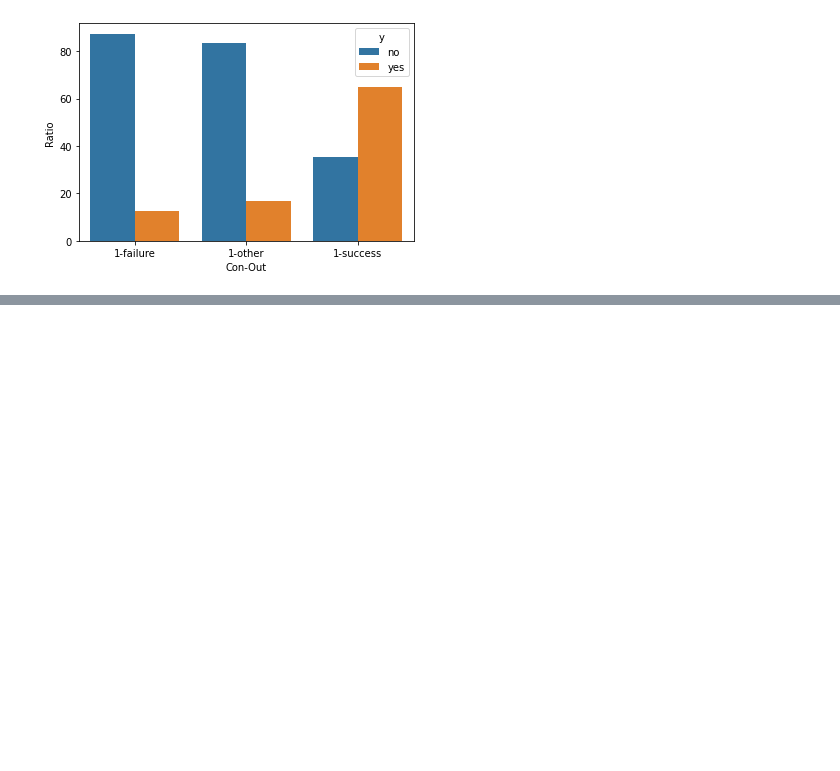
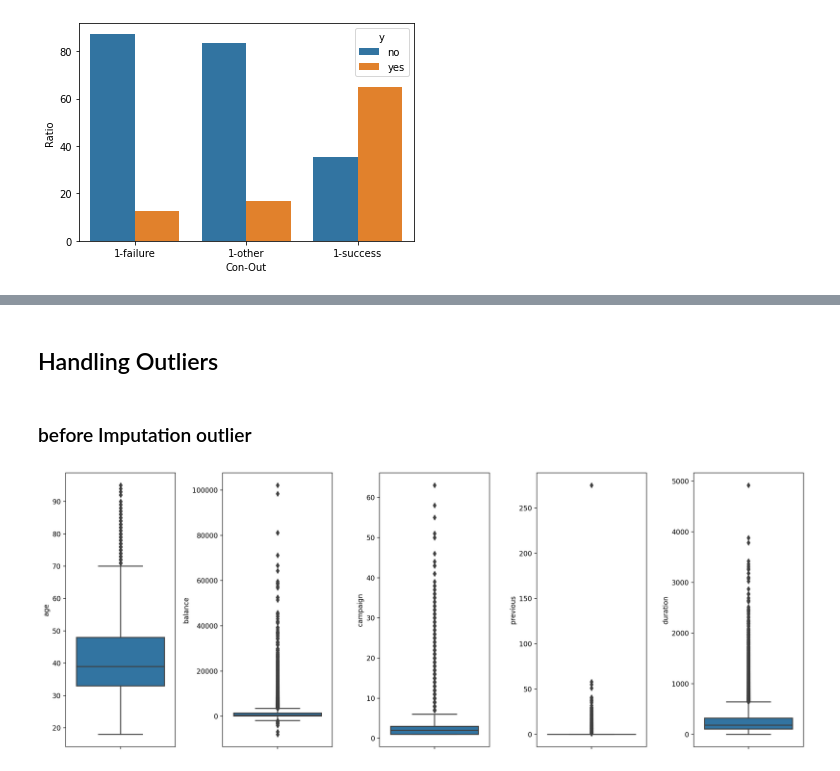
Before and after one commit to yahdiarif/Final-Project-kel-12, a Jupyter notebook: Bank_Marketing_Target_Final_Project_(group_12).ipynb, the cells around one changed output, grey strips where cells are left out. Cells and saved outputs as stored; diff of their text form; code cells hidden in the pictures; blank space fills up the shorter version.

```diff
--- a/Bank_Marketing_Target_Final_Project_(group_12).ipynb
+++ b/Bank_Marketing_Target_Final_Project_(group_12).ipynb
@@ -355,0 +395,2 @@ df_union_dp
+# %% [markdown]
+## Handling Outliers
@@ -355,0 +429,13 @@ df_union_dp
+# %% [markdown]
+### before Imputation outlier
+# %%
+num2 = ['age','balance','campaign','previous','duration']
+# %%
+plt.figure(figsize=(16,6),dpi=200)
+for i in range(0, len(num2)):
+    plt.subplot(1, len(num2), i+1)
+    sns.boxplot(y=df[num2[i]])
+    plt.tight_layout()
+plt.savefig('boxplot_numerical.jpg')
+# %% [output]
+[figure, added]
```
Also changed, not shown: parts of 24 cells of this notebook.
